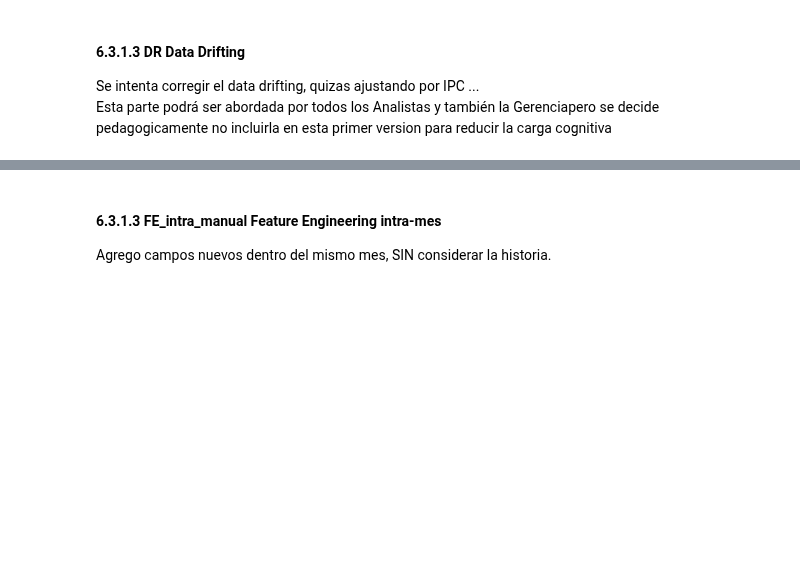
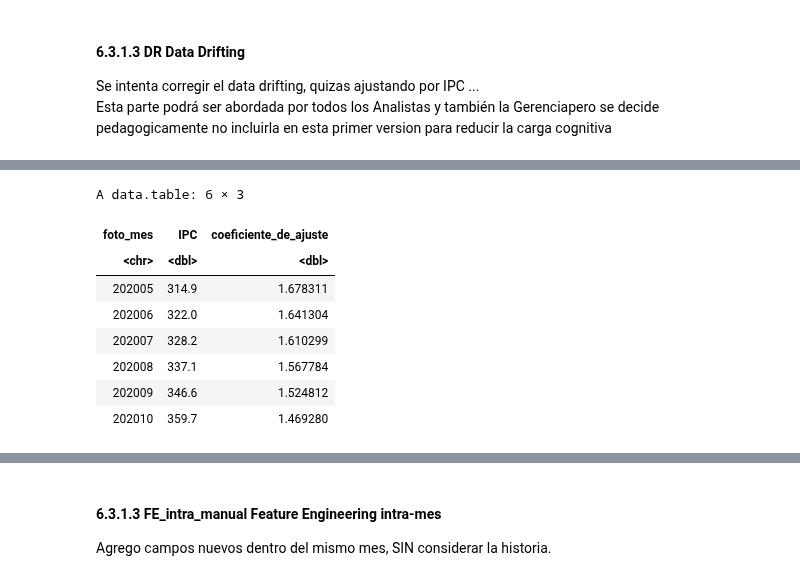
Before and after one commit to aimegiorlandoaustral-byte/labo2025v, a Jupyter notebook: src/workflows/610_WorkFlow_01_gerencial_1.2.ipynb, the cells around one changed output, grey strips where cells are left out. Cells and saved outputs as stored; diff of their text form; code cells hidden in the pictures; blank space fills up the shorter version.

```diff
--- a/src/workflows/610_WorkFlow_01_gerencial_1.2.ipynb
+++ b/src/workflows/610_WorkFlow_01_gerencial_1.2.ipynb
@@ -191,0 +227,12 @@ ERROR: Error: `path` does not exist: ‘/content/datasets/Indice-FACPCE.xlsx’
+# %%
+head(fapce)
+# %% [output]
+A data.table: 6 × 3
+| foto_mes | IPC | coeficiente_de_ajuste |
+| <chr> | <dbl> | <dbl> |
+| 202005 | 314.9 | 1.678311 |
+| 202006 | 322.0 | 1.641304 |
+| 202007 | 328.2 | 1.610299 |
+| 202008 | 337.1 | 1.567784 |
+| 202009 | 346.6 | 1.524812 |
+| 202010 | 359.7 | 1.469280 |
```
Also changed, not shown: parts of 12 cells of this notebook.
